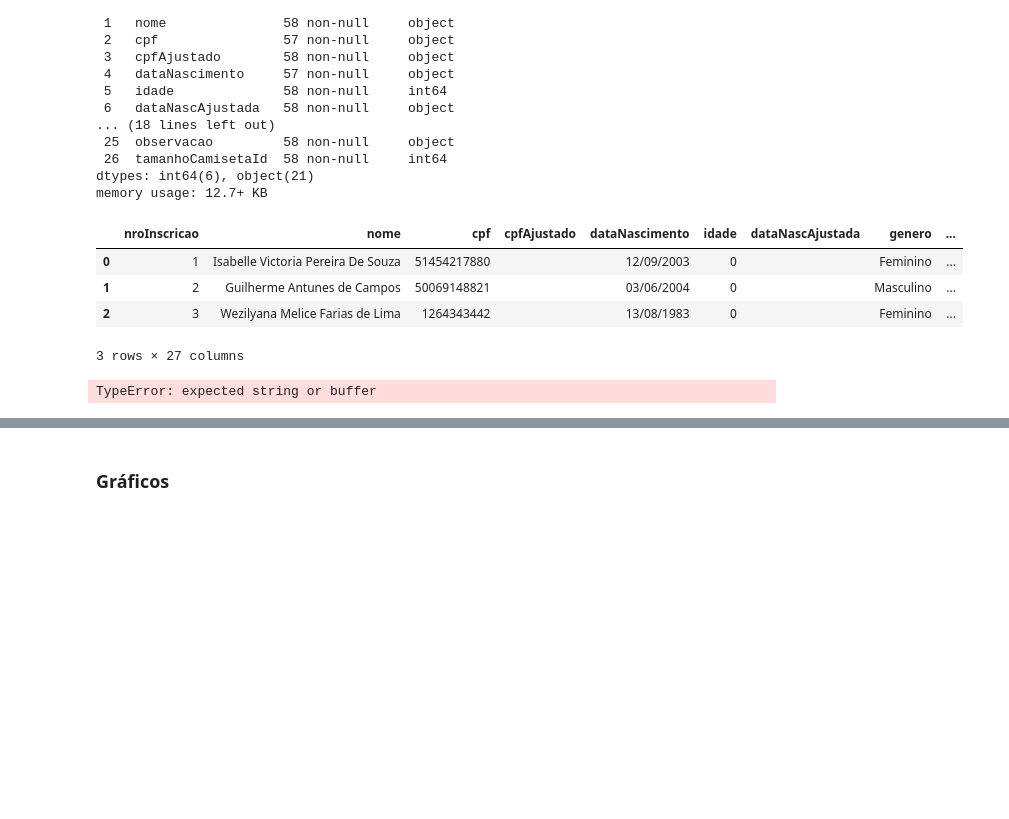
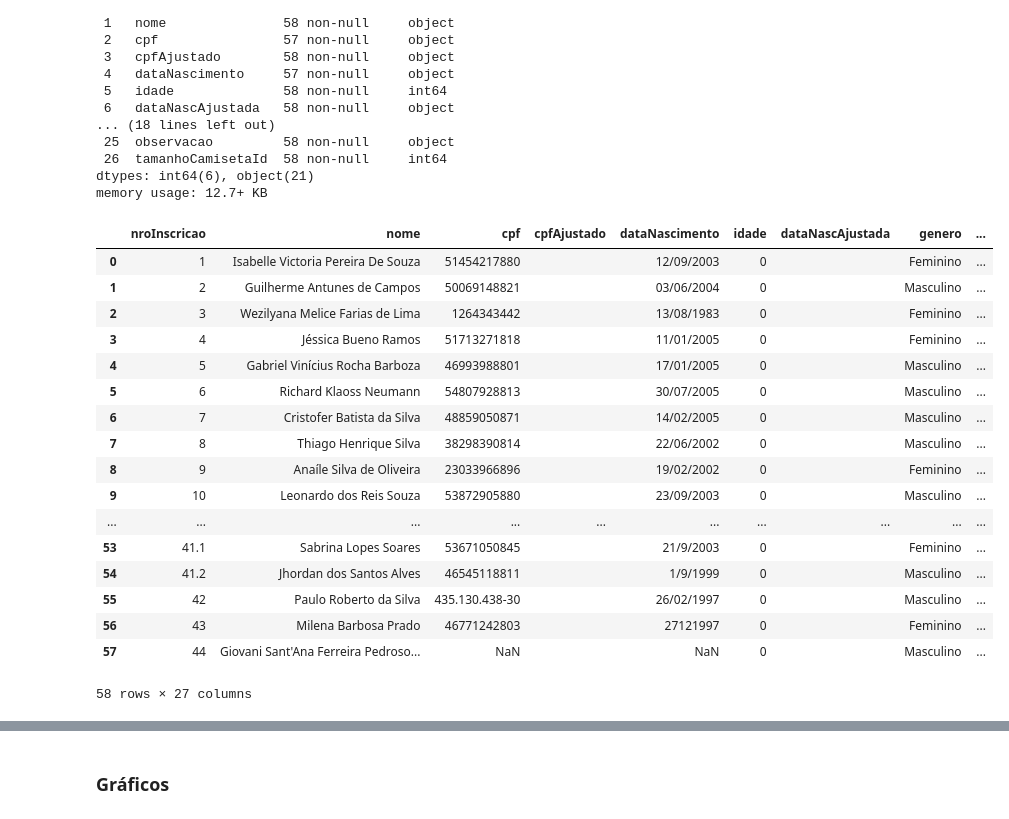
Before and after one commit to jmsimao/DCTI-Hackathon-2024, a Jupyter notebook: Hackathon - Inscritos - 2024.ipynb, the cells around one changed output, grey strips where cells are left out. Cells and saved outputs as stored; diff of their text form; code cells hidden in the pictures; blank space fills up the shorter version.

```diff
--- a/Hackathon - Inscritos - 2024.ipynb
+++ b/Hackathon - Inscritos - 2024.ipynb
@@ -80,12 +80,25 @@ Data columns (total 27 columns):
 dtypes: int64(6), object(21)
 memory usage: 12.7+ KB
 # %%
-ins.head(3)
+ins
 # %% [output]
 |  | nroInscricao | nome | cpf | cpfAjustado | dataNascimento | idade | dataNascAjustada | genero | ... |
 | 0 | 1 | Isabelle Victoria Pereira De Souza | 51454217880 |  | 12/09/2003 | 0 |  | Feminino | ... |
 | 1 | 2 | Guilherme Antunes de Campos | 50069148821 |  | 03/06/2004 | 0 |  | Masculino | ... |
 | 2 | 3 | Wezilyana Melice Farias de Lima | 1264343442 |  | 13/08/1983 | 0 |  | Feminino | ... |
+| 3 | 4 | Jéssica Bueno Ramos | 51713271818 |  | 11/01/2005 | 0 |  | Feminino | ... |
+| 4 | 5 | Gabriel Vinícius Rocha Barboza | 46993988801 |  | 17/01/2005 | 0 |  | Masculino | ... |
+| 5 | 6 | Richard Klaoss Neumann | 54807928813 |  | 30/07/2005 | 0 |  | Masculino | ... |
+| 6 | 7 | Cristofer Batista da Silva | 48859050871 |  | 14/02/2005 | 0 |  | Masculino | ... |
+| 7 | 8 | Thiago Henrique Silva | 38298390814 |  | 22/06/2002 | 0 |  | Masculino | ... |
+| 8 | 9 | Anaíle Silva de Oliveira | 23033966896 |  | 19/02/2002 | 0 |  | Feminino | ... |
+| 9 | 10 | Leonardo dos Reis Souza | 53872905880 |  | 23/09/2003 | 0 |  | Masculino | ... |
+| ... | ... | ... | ... | ... | ... | ... | ... | ... | ... |
+| 53 | 41.1 | Sabrina Lopes Soares | 53671050845 |  | 21/9/2003 | 0 |  | Feminino | ... |
+| 54 | 41.2 | Jhordan dos Santos Alves | 46545118811 |  | 1/9/1999 | 0 |  | Masculino | ... |
+| 55 | 42 | Paulo Roberto da Silva | 435.130.438-30 |  | 26/02/1997 | 0 |  | Masculino | ... |
+| 56 | 43 | Milena Barbosa Prado | 46771242803 |  | 27121997 | 0 |  | Feminino | ... |
+| 57 | 44 | Giovani Sant'Ana Ferreira Pedroso... | NaN |  | NaN | 0 |  | Masculino | ... |
-3 rows × 27 columns
+58 rows × 27 columns
 # %%
 def cpfAjustado(cpf) -> str:
@@ -339,7 +362,7 @@ def quantTamanhoCamiseta(pTamanho) -> int:
     else:
         return 99
 # %%
-#ins['cpfAjustado']=ins['cpf'].apply(lambda cpf: cpfAjustado(cpf))
+ins['cpfAjustado']=ins['cpf'].apply(lambda cpf: cpfAjustado(cpf))
 ins['idade']=ins['dataNascimento'].apply(lambda dtNasc: dataNascAjustada(dtNasc, True))
 ins['dataNascAjustada']=ins['dataNascimento'].apply(lambda dtNasc: dataNascAjustada(dtNasc, False))
 ins['generoId']=ins['genero'].apply(lambda genero: quantGenero(genero))
@@ -352,7 +375,5 @@ ins['cepAjustado']=ins['cep'].apply(lambda cep : cepAjustado(cep))
 ins['cidade']=ins['cidade'].apply(lambda cidade : cidadeMaiuscula(cidade))
 ins['cidadeId']=ins['cidade'].apply(lambda cidade: quantCidade(cidade))
 ins['tamanhoCamisetaId']=ins['observacao'].apply(lambda obs: quantTamanhoCamiseta(obs))
-# %% [output]
-TypeError: expected string or buffer
 # %%
 ins
```
Also changed, not shown: parts of 6 cells of this notebook, 7 other files.
